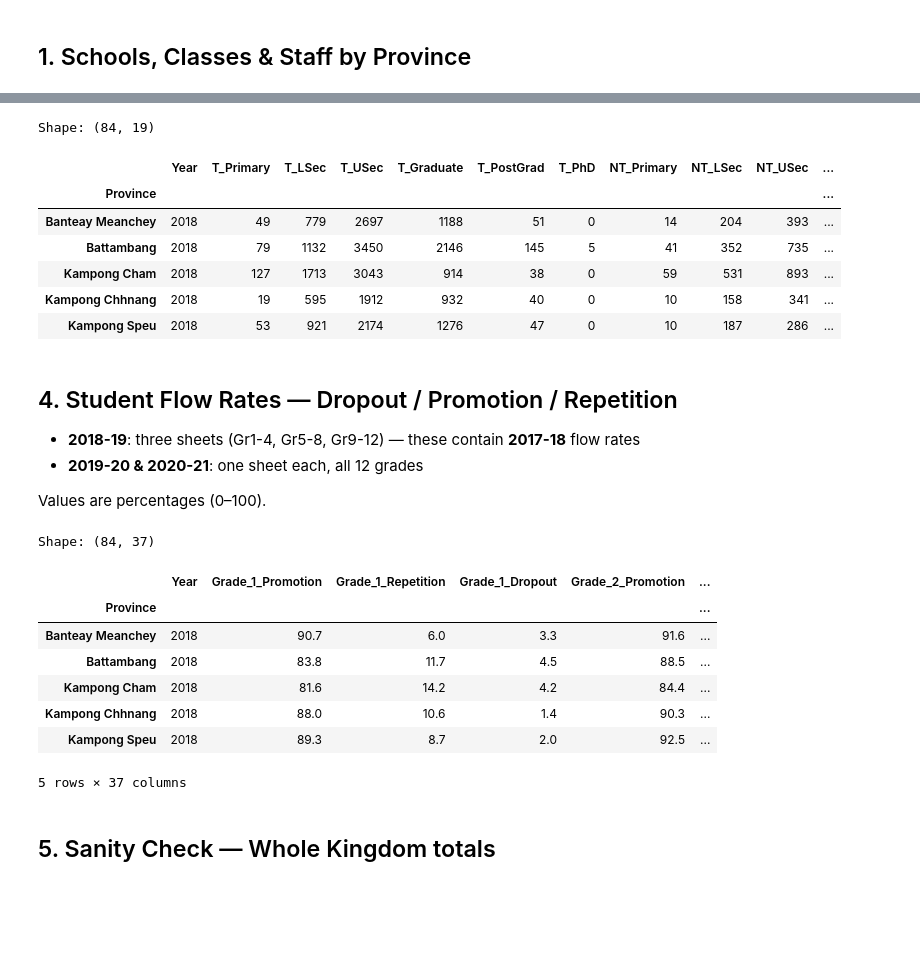
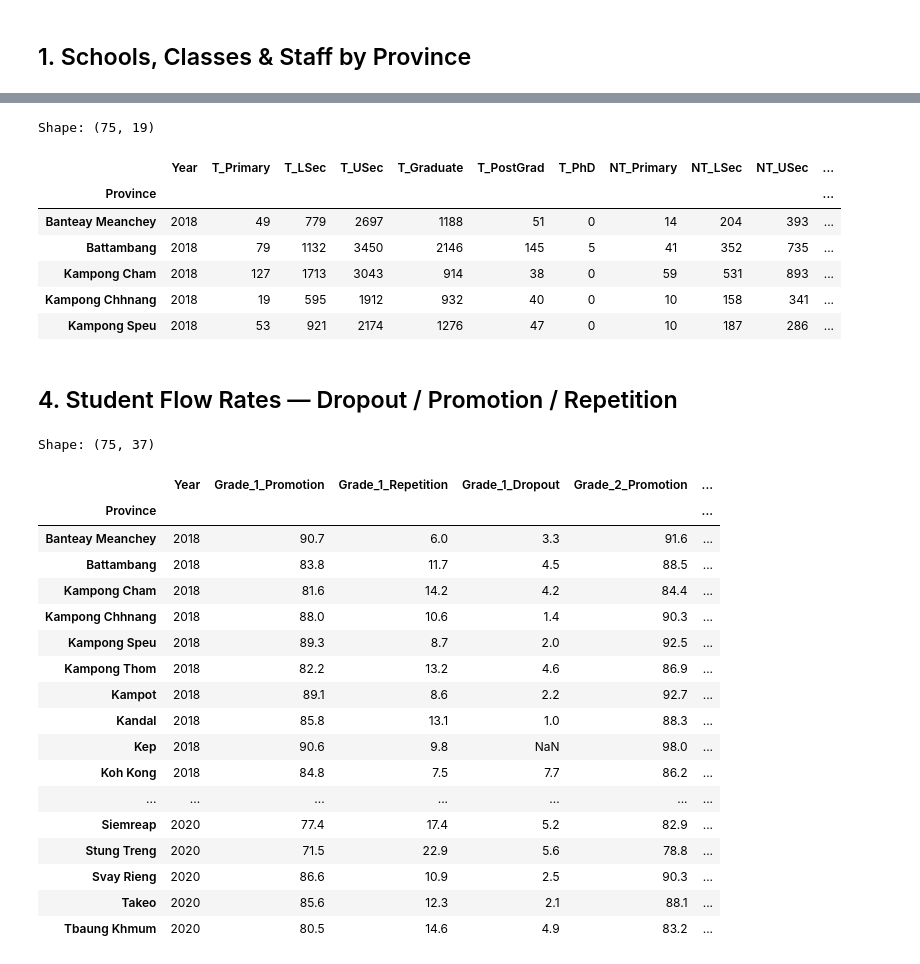
Before and after one commit to i-eat-tea/MINI_PROJECT_AMS_B_GROUP3, a Jupyter notebook: public_dashboard.ipynb, the cells around one changed output, grey strips where cells are left out. Cells and saved outputs as stored; diff of their text form; code cells hidden in the pictures; blank space fills up the shorter version.

```diff
--- a/public_dashboard.ipynb
+++ b/public_dashboard.ipynb
@@ -18,13 +14,12 @@ pub_cols = [
 ]
 
 def clean_pub_main(df):
-    # Rows 0-2 are always: title, header-row-1, header-row-2 — skip all three
-    df = df.iloc[3:].copy()
+    df = df.iloc[3:-3].copy()
     df.columns = pub_cols
-    df = df[df['Province'].notna()].reset_index(drop=True)
+
+    df = df[df['Province'].notna()]
     df = df.set_index('Province')
-    df = df.apply(pd.to_numeric, errors='coerce').astype('Int64')
-    return df
+    return df.apply(pd.to_numeric, errors='coerce').astype('Int64')
 
 frames = []
 for year, fname in [
@@ -163,12 +171,11 @@ staff_cols = [
 ]
 
 def clean_pub_staff(df):
-    # Find first row where column-1 is numeric (= first province data row)
     start = next(
         i for i, v in enumerate(df.iloc[:, 1])
         if pd.notna(pd.to_numeric(v, errors='coerce'))
     )
-    data = df.iloc[start:].copy().reset_index(drop=True)
+    data = df.iloc[start:-3].copy().reset_index(drop=True)
     data = data[data.iloc[:, 0].notna()].reset_index(drop=True)
     data.columns = staff_cols
     data = data.set_index('Province')
@@ -200,7 +207,7 @@ combined_pub_staff = combined_pub_staff[cols]
 print('Shape:', combined_pub_staff.shape)
 combined_pub_staff.head()
 # %% [output]
-Shape: (84, 19)
+Shape: (75, 19)
 |  | Year | T_Primary | T_LSec | T_USec | T_Graduate | T_PostGrad | T_PhD | NT_Primary | NT_LSec | NT_USec | ... |
 | Province |  |  |  |  |  |  |  |  |  |  | ... |
 | Banteay Meanchey | 2018 | 49 | 779 | 2697 | 1188 | 51 | 0 | 14 | 204 | 393 | ... |
@@ -210,11 +217,6 @@ Shape: (84, 19)
 | Kampong Speu | 2018 | 53 | 921 | 2174 | 1276 | 47 | 0 | 10 | 187 | 286 | ... |
 # %% [markdown]
 ## 4. Student Flow Rates — Dropout / Promotion / Repetition
-
-- **2018-19**: three sheets (Gr1-4, Gr5-8, Gr9-12) — these contain **2017-18** flow rates
-- **2019-20 & 2020-21**: one sheet each, all 12 grades
-
-Values are percentages (0–100).
 # %%
 def parse_flow_sheet(fname, sheet, g_start, g_end):
     df    = pd.read_excel(fname, sheet_name=sheet, header=None)
@@ -222,15 +224,16 @@ def parse_flow_sheet(fname, sheet, g_start, g_end):
         i for i, v in enumerate(df.iloc[:, 0])
         if isinstance(v, str) and v not in ('Province',) and not v.startswith('Table')
     )
-    data = df.iloc[start:].copy().reset_index(drop=True)
+    data = df.iloc[start:-3].copy().reset_index(drop=True)
     data = data[data.iloc[:, 0].notna()].reset_index(drop=True)
-    n    = g_end - g_start + 1
+    n = g_end - g_start + 1
     col_names = ['Province']
     for g in range(g_start, g_end + 1):
         col_names += [f'Grade_{g}_Promotion', f'Grade_{g}_Repetition', f'Grade_{g}_Dropout']
     data = data.iloc[:, :1 + n * 3].copy()
     data.columns = col_names
     data = data.set_index('Province')
+
     return data.apply(pd.to_numeric, errors='coerce')
 
 
@@ -242,35 +245,43 @@ flow_18 = pd.concat([
     parse_flow_sheet(f18, 'Flow Rates Both Gr9-12 2017-18', 9, 12),
 ], axis=1)
 flow_18['Year'] = 2018
 
 # 2019-20: single sheet (all grades)
 flow_19 = parse_flow_sheet(
     'organized_education_data/public_schools_2019-2020.xlsx',
     'Student Flow Rates (Both) 2018-', 1, 12)
 flow_19['Year'] = 2019
 
 # 2020-21: single sheet (all grades)
 flow_20 = parse_flow_sheet(
     'organized_education_data/public_schools_2020-2021.xlsx',
     'Student Flow Rates (Both) 2020-', 1, 12)
 flow_20['Year'] = 2020
 
 combined_pub_flow = pd.concat([flow_18, flow_19, flow_20])
 cols = list(combined_pub_flow.columns)
 cols.insert(0, cols.pop(cols.index('Year')))
 combined_pub_flow = combined_pub_flow[cols]
 
 print('Shape:', combined_pub_flow.shape)
-combined_pub_flow.head()
+combined_pub_flow
 # %% [output]
-Shape: (84, 37)
+Shape: (75, 37)
 |  | Year | Grade_1_Promotion | Grade_1_Repetition | Grade_1_Dropout | Grade_2_Promotion | ... |
 | Province |  |  |  |  |  | ... |
 | Banteay Meanchey | 2018 | 90.7 | 6.0 | 3.3 | 91.6 | ... |
 | Battambang | 2018 | 83.8 | 11.7 | 4.5 | 88.5 | ... |
 | Kampong Cham | 2018 | 81.6 | 14.2 | 4.2 | 84.4 | ... |
 | Kampong Chhnang | 2018 | 88.0 | 10.6 | 1.4 | 90.3 | ... |
 | Kampong Speu | 2018 | 89.3 | 8.7 | 2.0 | 92.5 | ... |
+| Kampong Thom | 2018 | 82.2 | 13.2 | 4.6 | 86.9 | ... |
+| Kampot | 2018 | 89.1 | 8.6 | 2.2 | 92.7 | ... |
+| Kandal | 2018 | 85.8 | 13.1 | 1.0 | 88.3 | ... |
+| Kep | 2018 | 90.6 | 9.8 | NaN | 98.0 | ... |
+| Koh Kong | 2018 | 84.8 | 7.5 | 7.7 | 86.2 | ... |
+| ... | ... | ... | ... | ... | ... | ... |
+| Siemreap | 2020 | 77.4 | 17.4 | 5.2 | 82.9 | ... |
+| Stung Treng | 2020 | 71.5 | 22.9 | 5.6 | 78.8 | ... |
+| Svay Rieng | 2020 | 86.6 | 10.9 | 2.5 | 90.3 | ... |
+| Takeo | 2020 | 85.6 | 12.3 | 2.1 | 88.1 | ... |
+| Tbaung Khmum | 2020 | 80.5 | 14.6 | 4.9 | 83.2 | ... |
-5 rows × 37 columns
-# %% [markdown]
-## 5. Sanity Check — Whole Kingdom totals
```
Also changed, not shown: parts of 22 cells of this notebook, 4 other files.
